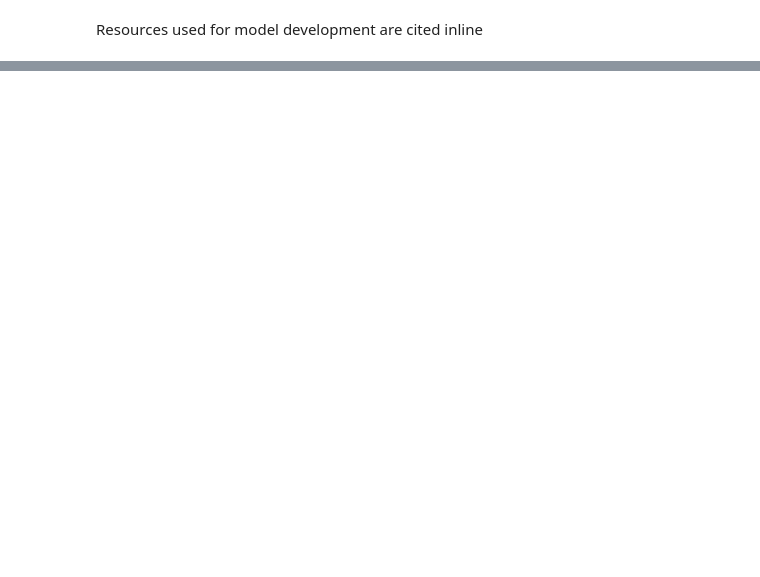
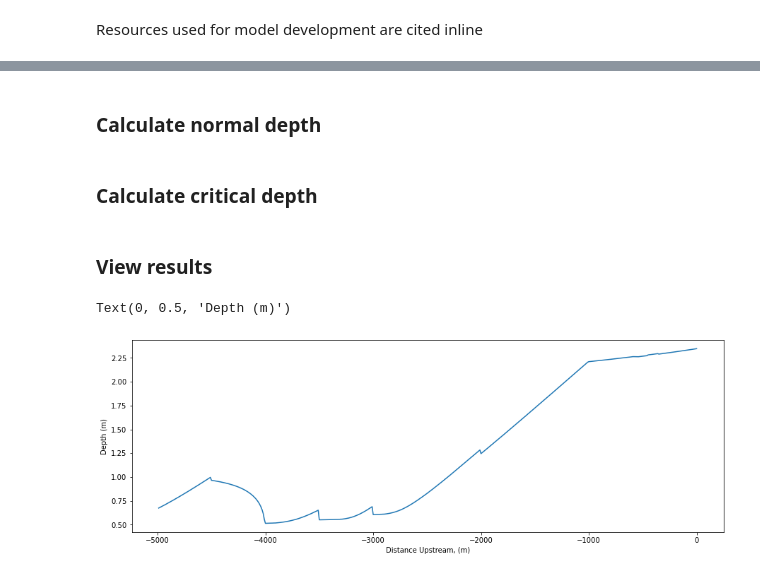
Before and after one commit to psylw/open-channel-flow-model, a Jupyter notebook: OCF_graduallyvaried.ipynb, the cells around one changed output, grey strips where cells are left out. Cells and saved outputs as stored; diff of their text form; code cells hidden in the pictures; blank space fills up the shorter version.

```diff
--- a/OCF_graduallyvaried.ipynb
+++ b/OCF_graduallyvaried.ipynb
@@ -375,0 +372,5 @@ xgate5 =
+# %%
+Q1 = Qmax #free flow through radial gate
+Cdw = 0.75 # weir discharge coefficient
+Lw = 6 # length of weir across channel
+pw = 2 # height of weir
@@ -375,0 +379,3 @@ xgate5 =
+# %%
+Eh = [0.0016 if units == 'eng' else 0.0005] # from class 0.5 mm
+Eh = Eh[0]
@@ -375,0 +384,3 @@ xgate5 =
+# %%
+def Sfric(k,u,n,r):
+    return np.multiply.reduce((u/((k/n)*(r**(2/3))))**2)
@@ -375,0 +390,3 @@ xgate5 =
+# %%
+eQ = 0.1 # flow error
+Qstep = 0.0001 # bisection method step
@@ -375,0 +680,2 @@ xgate5 =
+# %% [markdown]
+### Calculate normal depth
@@ -375,0 +687,2 @@ xgate5 =
+# %% [markdown]
+### Calculate critical depth
@@ -375,0 +701,10 @@ xgate5 =
+# %% [markdown]
+### View results
+# %%
+fig = plt.figure(1, figsize=(15,5))
+plt.plot(x,h)
+plt.xlabel('Distance Upstream, (m)')
+plt.ylabel('Depth (m)')
+# %% [output]
+Text(0, 0.5, 'Depth (m)')
+[figure, added]
```
Also changed, not shown: parts of 82 cells of this notebook.
